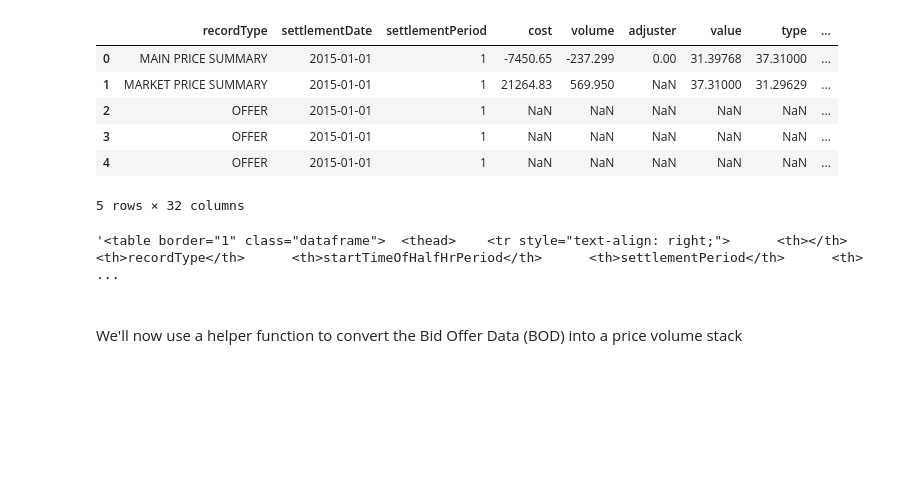
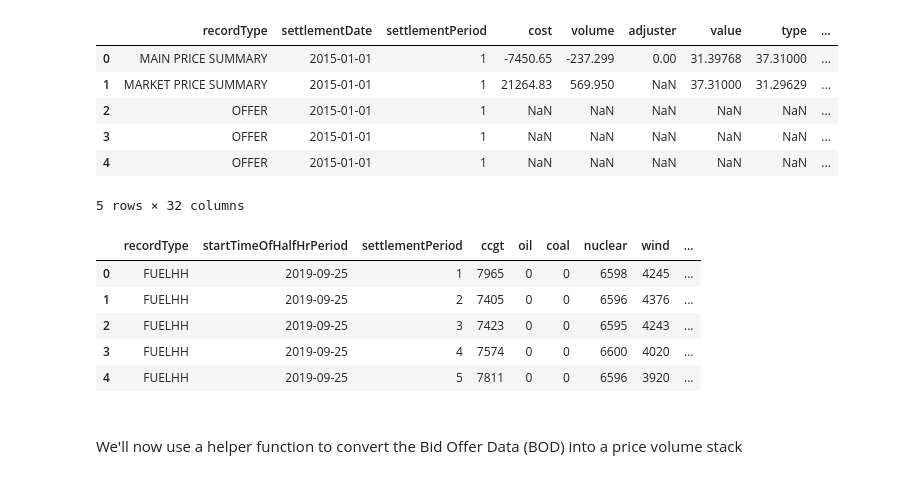
Before and after one commit to OSUKED/ElexonDataPortal, a Jupyter notebook: Example Usage.ipynb, the cells around one changed output. Saved outputs shown, nothing was run; the diff lists cells and outputs as text; code cells hidden in the pictures; blank space fills up the shorter version.

```diff
--- a/Example Usage.ipynb
+++ b/Example Usage.ipynb
@@ -200,18 +200,21 @@ df_accepted_BOs.head()
 # %%
 stream = 'FUELHH'
 
 query_args = {
     'start_date' : '2019-09-25',
     'end_date' : '2019-09-25 23:30',
 }
 
 df_generation = edp_wrapper.query_orchestrator(stream, query_args)
 
 df_generation.head()
-
-df_generation.head().to_html().replace('\n', '')
 # %% [output]
-'<table border="1" class="dataframe">  <thead>    <tr style="text-align: right;">      <th></th>      <th>recordType</th>      <th>startTimeOfHalfHrPeriod</th>      <th>settlementPeriod</th>      <th> ...
+|  | recordType | startTimeOfHalfHrPeriod | settlementPeriod | ccgt | oil | coal | nuclear | wind | ... |
+| 0 | FUELHH | 2019-09-25 | 1 | 7965 | 0 | 0 | 6598 | 4245 | ... |
+| 1 | FUELHH | 2019-09-25 | 2 | 7405 | 0 | 0 | 6596 | 4376 | ... |
+| 2 | FUELHH | 2019-09-25 | 3 | 7423 | 0 | 0 | 6595 | 4243 | ... |
+| 3 | FUELHH | 2019-09-25 | 4 | 7574 | 0 | 0 | 6600 | 4020 | ... |
+| 4 | FUELHH | 2019-09-25 | 5 | 7811 | 0 | 0 | 6596 | 3920 | ... |
 # %% [markdown]
 <br>
 
```
